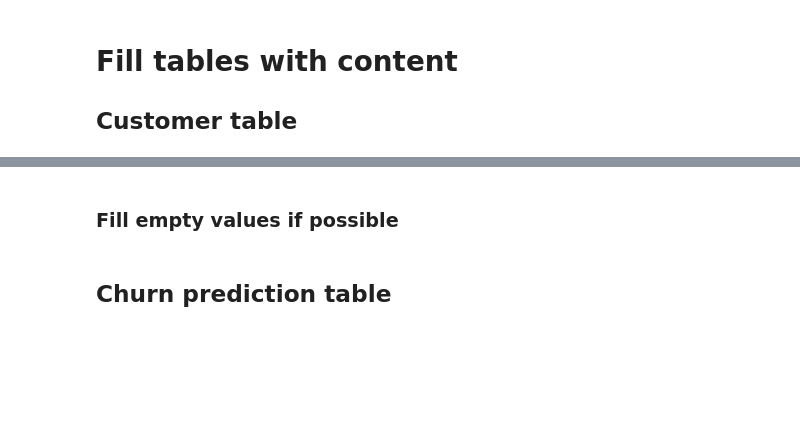
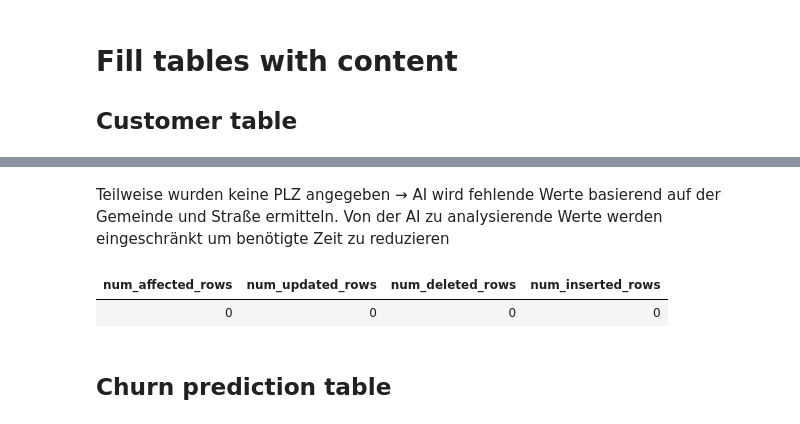
Before and after one commit to nimer03/databricks_demo, a Jupyter notebook: notebooks/customer_service_silver.ipynb, the cells around one changed output, grey strips where cells are left out. Saved outputs shown, nothing was run; the diff lists cells and outputs as text; code cells hidden in the pictures; blank space fills up the shorter version.

```diff
--- a/notebooks/customer_service_silver.ipynb
+++ b/notebooks/customer_service_silver.ipynb
@@ -366,2 +414,0 @@ WHEN NOT MATCHED THEN INSERT *;
-# %% [markdown]
-### Fill empty values if possible
@@ -399,3 +415,78 @@ WHEN MATCHED THEN UPDATE SET c.plz = n.plz, c.city = n.city, c.zone = n.zone;
+# %% [markdown]
+Teilweise wurden keine PLZ angegeben → AI wird fehlende Werte basierend auf der Gemeinde und Straße ermitteln.
+Von der AI zu analysierende Werte werden eingeschränkt um benötigte Zeit zu reduzieren
+# %%
+CREATE OR REPLACE VIEW ai_address AS
+SELECT
+	customer_id,
+	street,
+	city,
+	ai_query(
+		"databricks-gemma-3-12b",
+		request =>
+			concat(
+				"Gebe basierend auf einem Gemeindenamen und einer Straße aus der Gemeinde als Ergebnis eine JSON Array aus,das die zugehörige Postleitzahl (PLZ) und das deutsche Bundesland enthält.
+
+Beispiel:
+
+street
+Über der Mühle 3
+city
+Ilmtal-Weinstraße
+
+RESULT
+[
+{'plz': '99510','bundeland': 'Thüringen'}
+]
+
+DOCUMENT\n",
+				street,
+				city,
+				'\n\nRESULT\n'
+			),
+		responseFormat =>
+			'{
+              "type": "json_schema",
+              "json_schema": {
+                  "name": "address_schema",
+                  "schema": {
+                      "type": "array",
+                      "items": {
+                          "type": "object",
+                          "properties": {
+                              "plz": { "type": "string" },
+                              "bundesland": { "type": "string" }
+                          }
+                      }
+                  },
+                  "strict": true
+              }
+          }'
+	) as address
+FROM
+	customer
+WHERE
+	plz = '';
+
+MERGE INTO
+	customer c
+USING (
+	SELECT
+		customer_id,
+		ai.plz,
+		ai.bundesland
+	FROM
+		ai_address
+		LATERAL VIEW OUTER EXPLODE(FROM_JSON(ai_address.address, 'ARRAY<MAP<STRING,STRING>>')) AS ai
+	QUALIFY
+		ROW_NUMBER() OVER (PARTITION BY customer_id ORDER BY ai.plz) = 1
+) a
+ON
+	c.customer_id = a.customer_id
+WHEN MATCHED THEN UPDATE SET c.plz = a.plz, c.zone = a.bundesland
+# %% [output]
+| num_affected_rows | num_updated_rows | num_deleted_rows | num_inserted_rows |
+| 0 | 0 | 0 | 0 |
 # %% [markdown]
 ## Churn prediction table
 # %%
```
Also changed, not shown: parts of 10 cells of this notebook, 2 other files.
